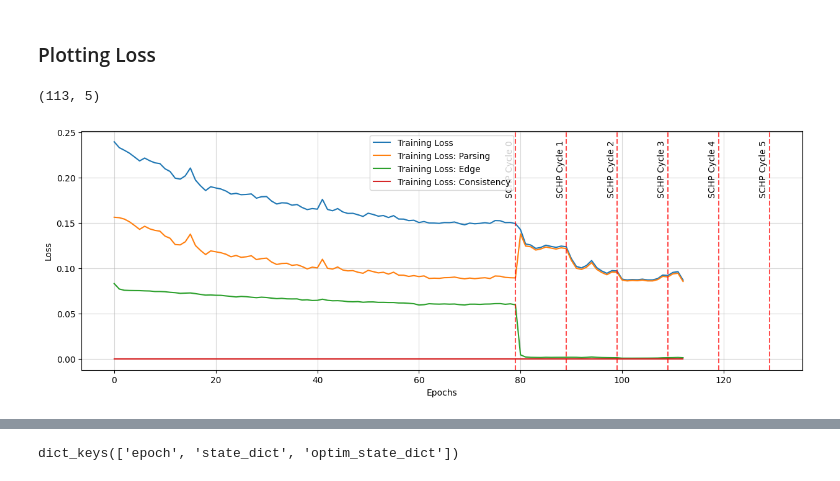
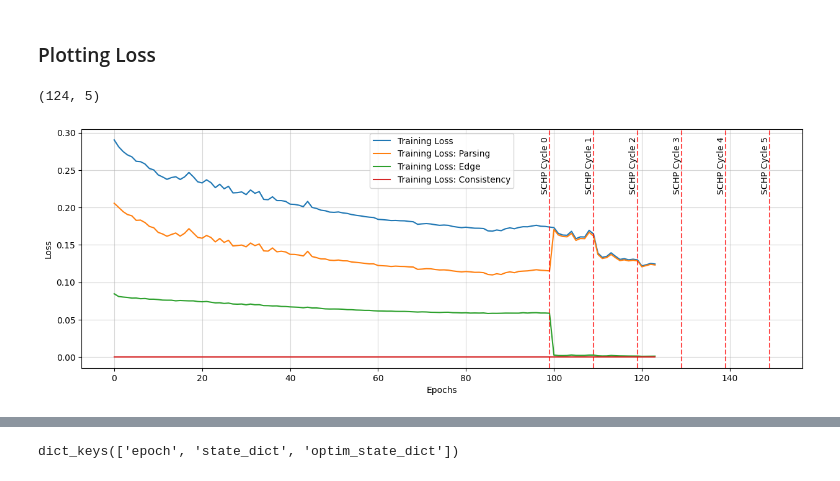
Before and after one commit to JelinR/Self-Correction-Human-Parsing, a Jupyter notebook: rough_work.ipynb, the cells around one changed output, grey strips where cells are left out. Saved outputs shown, nothing was run; the diff lists cells and outputs as text; code cells hidden in the pictures.

```diff
--- a/rough_work.ipynb
+++ b/rough_work.ipynb
@@ -789,6 +789,13 @@ path = "/mnt/Self-Correction-Human-Parsing/log/schp_stand/loss_per_epoch.txt"
 path = "/mnt/Self-Correction-Human-Parsing/log/segformer_big/lip_train/loss_per_epoch.txt"
 path = "/mnt/Self-Correction-Human-Parsing/log/segformer_big/finetune_phase_1/loss_per_epoch.txt"
 path = "/mnt/Self-Correction-Human-Parsing/log/segformer_big/finetune_phase_2/loss_per_epoch.txt"
+# path = "/mnt/Self-Correction-Human-Parsing/log/segformer_big/finetune_torso_phase_1/loss_per_epoch.txt"
+path = "/mnt/Self-Correction-Human-Parsing/log/segformer_big/finetune_torso_phase_2/loss_per_epoch.txt"
+
+# path = "/mnt/Self-Correction-Human-Parsing/log/segformer_big_5k/finetune_torso_phase_2/loss_per_epoch.txt"
+
+# path = "/mnt/Self-Correction-Human-Parsing/log/segformer_big_sep/finetune_torso_phase_1/loss_per_epoch.txt"
+path = "/mnt/Self-Correction-Human-Parsing/log/segformer_big_sep/finetune_torso_phase_2/loss_per_epoch.txt"
 
 with open(path, "r") as f:
     data = f.readlines()
@@ -796,41 +803,43 @@ with open(path, "r") as f:
 data = np.array([[float(elem) for elem in row.strip().split(",")] for row in data])#[:157]
 data.shape
 # %% [output]
-(113, 5)
+(124, 5)
 # %%
 # data[:6]
 # %%
-data[:, 4] = np.nan_to_num(data[:, 4], nan=0.0)
-data[:, 1] = data[:, [2, 3, 4]].sum(axis=1)
-# data
+# data[:, 4] = np.nan_to_num(data[:, 4], nan=0.0)
+# data[:, 1] = data[:, [2, 3, 4]].sum(axis=1)
+# # data
 # %%
 fig, ax = plt.subplots(1, 1, figsize=(15, 5))
 
-# data = data[:120]
+# data = data[:90]
 
 #data = np.nan_to_num(data, nan=0.0)
 
 
 ax.plot(data[:, 0], data[:, 1], label="Training Loss")
 ax.plot(data[:, 0], data[:, 2], label="Training Loss: Parsing")
 ax.plot(data[:, 0], data[:, 3], label="Training Loss: Edge")
 ax.plot(data[:, 0], data[:, 4], label="Training Loss: Consistency")
 
+# max_data = data[:, 1].max()
+
 num_cycles = 6
-schp_start_cycle = 79
+schp_start_cycle = 99
 epochs_per_cycle = 10
 schp_end_cycle = schp_start_cycle + num_cycles * epochs_per_cycle
 for count, line_x in enumerate(np.arange(schp_start_cycle, schp_end_cycle, epochs_per_cycle)):
 
     ax.axvline(line_x, linestyle="dashed", alpha=0.7, color="red")
-    ax.text(line_x-2, 0.18, f"SCHP Cycle {count}", rotation=90)
+    ax.text(line_x-2, 0.22, f"SCHP Cycle {count}", rotation=90)
 
 plt.grid(True, alpha=0.5)
 plt.legend()
 plt.xlabel("Epochs")
 plt.ylabel("Loss")
 plt.show()
 
 print(f"Total Loss at epoch {len(data)}: {data[-1, 1]}")
 # %% [output]
-[figure, old version]
+[figure, new version]
```
Also changed, not shown: parts of 7 cells of this notebook, 1 other file.
